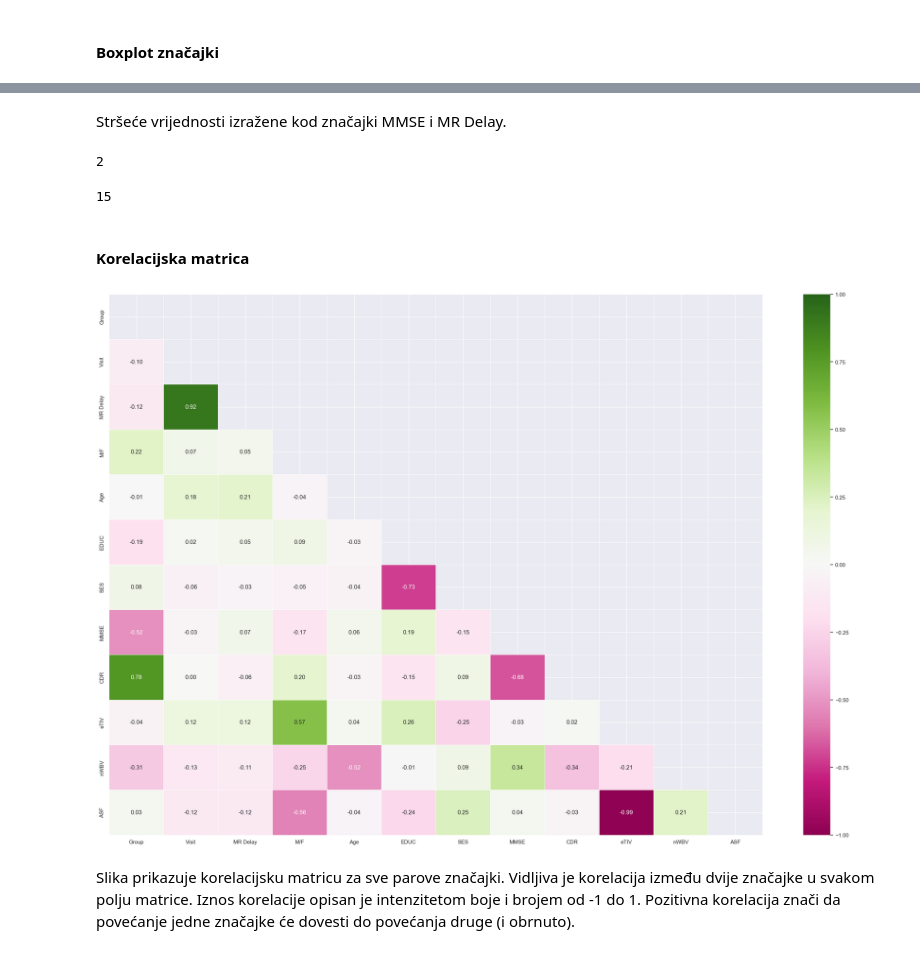
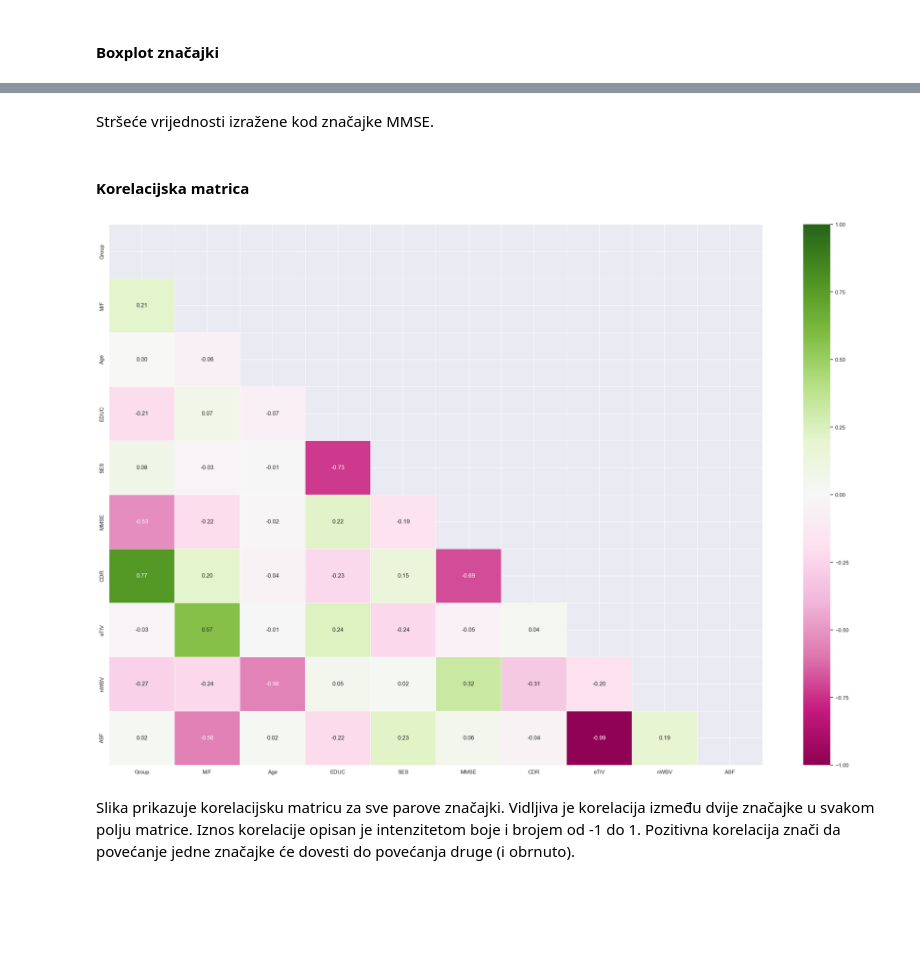
Before and after one commit to stanarlea/alzheimer, a Jupyter notebook: MRI and Alzheimers.ipynb, the cells around one changed output, grey strips where cells are left out. Saved outputs shown, nothing was run; the diff lists cells and outputs as text; code cells hidden in the pictures; blank space fills up the shorter version.

```diff
--- a/MRI and Alzheimers.ipynb
+++ b/MRI and Alzheimers.ipynb
@@ -96,7 +94,8 @@ Stupac **Group** čine tri klase: Demented, Nondemented i Converted.
 
 64 ispitanika je klasificirano u klasu Demented prilikom prvog posjeta i u toj klasi su ostali tijekom cijelog istraživanja. 72 ispitanika su nedementna (klasa Nondemented). 14 ispitanika je inicijalno u klasi Nondemented, ali su kasnije prebačeni u klasu Demented. Ti ispitanici pripadaju grupi Converted.
 # %%
-df = df.drop(['Hand', 'MRI ID'], axis=1)
+df = df.loc[df['Visit']==1]
+df = df.drop(['Hand', 'MRI ID', 'Visit'], axis=1)
 # %% [markdown]
 ### Nedostajuće vrijednosti
 
@@ -273,23 +265,15 @@ plt.show()
 # %% [markdown]
-Stršeće vrijednosti izražene kod značajki MMSE i MR Delay.
+Stršeće vrijednosti izražene kod značajke MMSE.
-# %%
-(df['MMSE'] < 10).sum()
-# %% [output]
-2
-# %%
-(df['MR Delay'] > 1900).sum()
-# %% [output]
-15
 # %% [markdown]
 #### Korelacijska matrica
 # %%
-df_corr = df.drop(['Subject ID'], axis=1)
+df_corr = df.drop(['Subject ID', 'MR Delay'], axis=1)
 sns.set(rc={'figure.figsize':(30,20)})
-mask = np.triu(np.ones((12,12)))
+mask = np.triu(np.ones((10,10)))
 sns.heatmap(df_corr.corr(), mask=mask, annot=True, fmt=".2f", cmap="PiYG", linewidths=.5, vmin=-1.0, vmax=1.0)
 plt.show()
 # %% [output]
-[figure, old version]
+[figure, new version]
 # %% [markdown]
 Slika prikazuje korelacijsku matricu za sve parove značajki.
 Vidljiva je korelacija između dvije značajke u svakom polju matrice. Iznos korelacije opisan je intenzitetom boje i brojem od -1 do 1. Pozitivna korelacija znači da povećanje jedne značajke će dovesti do povećanja druge (i obrnuto).
```
Also changed, not shown: parts of 35 cells of this notebook.
